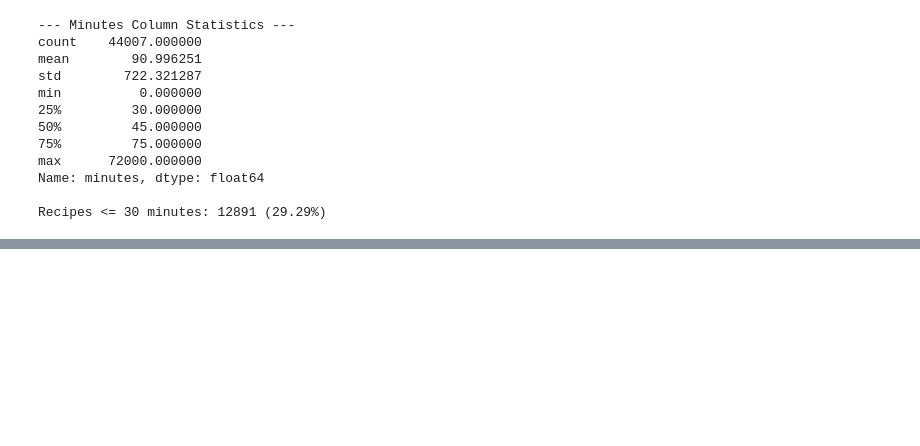
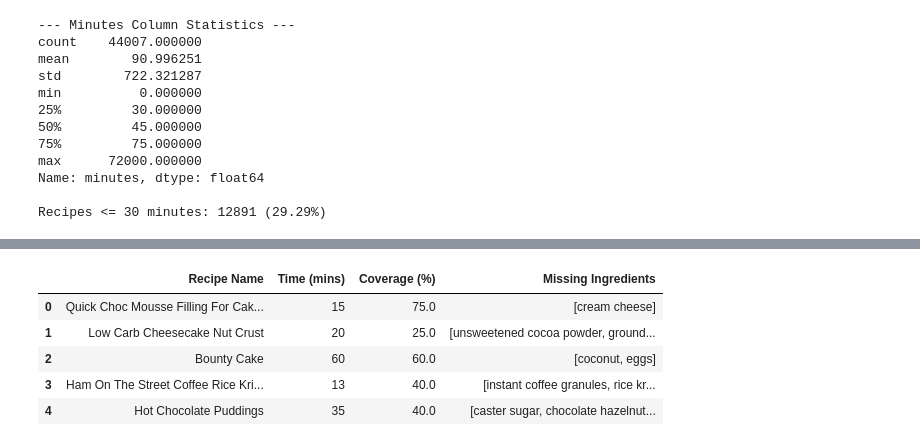
Before and after one commit to elaheh83bayat/smart-baking-assistant, a Jupyter notebook: notebooks/01_data_preprocessing.ipynb, the cells around one changed output, grey strips where cells are left out. Drawn from its saved outputs; the diff is of its cells as text; code cells hidden in the pictures; blank space fills up the shorter version.

```diff
--- a/notebooks/01_data_preprocessing.ipynb
+++ b/notebooks/01_data_preprocessing.ipynb
@@ -555,0 +603,11 @@ Ingredients Needed: ['refrigerated biscuits', 'butter']
+# %%
+# testing the function
+my_ingredients = ['butter', 'chocolate', 'sugar', 'vanilla','egg']
+recommend_recipes(user_ingredients=my_ingredients, max_time=70)
+# %% [output]
+|  | Recipe Name | Time (mins) | Coverage (%) | Missing Ingredients |
+| 0 | Quick Choc Mousse Filling For Cak... | 15 | 75.0 | [cream cheese] |
+| 1 | Low Carb Cheesecake Nut Crust | 20 | 25.0 | [unsweetened cocoa powder, ground... |
+| 2 | Bounty Cake | 60 | 60.0 | [coconut, eggs] |
+| 3 | Ham On The Street Coffee Rice Kri... | 13 | 40.0 | [instant coffee granules, rice kr... |
+| 4 | Hot Chocolate Puddings | 35 | 40.0 | [caster sugar, chocolate hazelnut... |
```
Also changed, not shown: parts of 5 cells of this notebook.
